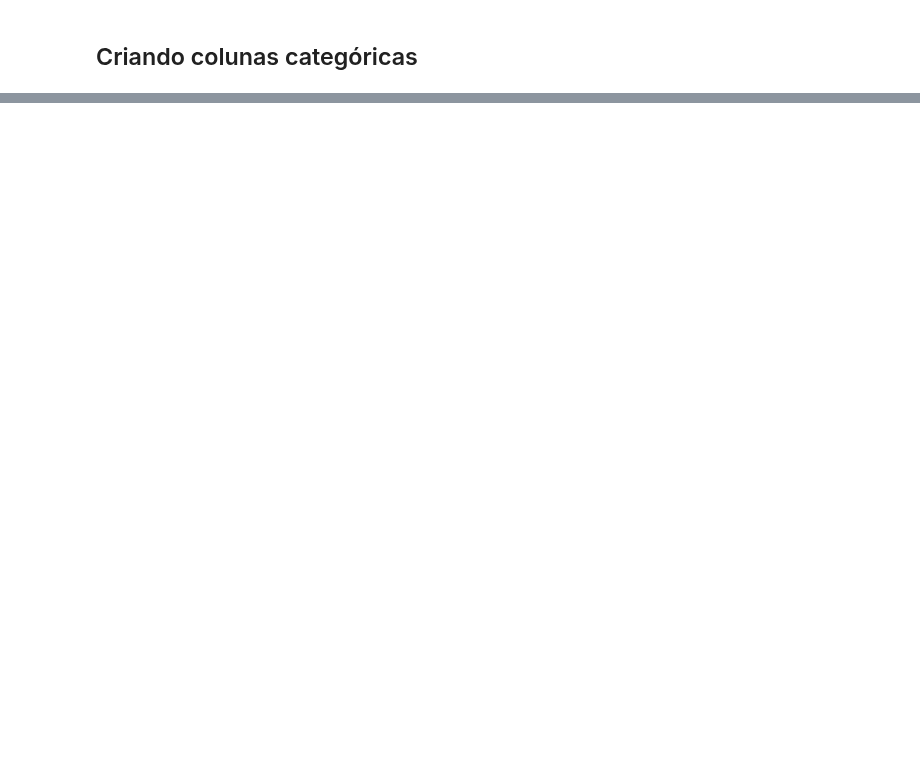
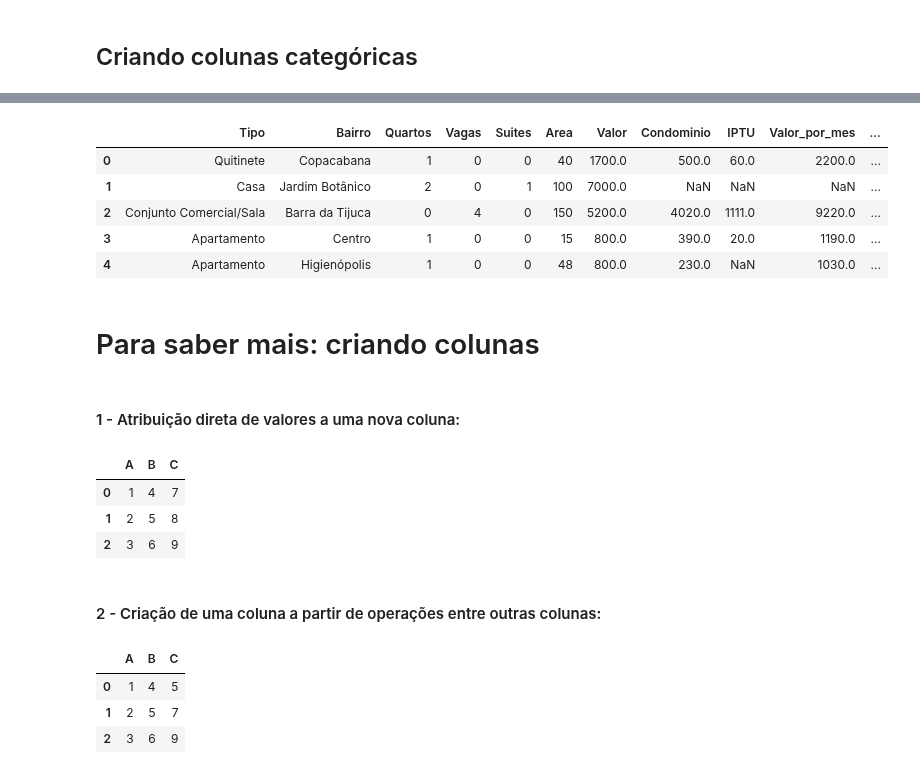
Before and after one commit to orlandojsjunior/Python_para_Data_Science-pandas_conhecendo_a_biblioteca, a Jupyter notebook: pandas_conhecendo_a_biclioteca.ipynb, the cells around one changed output, grey strips where cells are left out. Cells and saved outputs as stored; diff of their text form; code cells hidden in the pictures; blank space fills up the shorter version.

```diff
--- a/pandas_conhecendo_a_biclioteca.ipynb
+++ b/pandas_conhecendo_a_biclioteca.ipynb
@@ -722,0 +798,39 @@ pd.read_csv('Base de dados/Filtro_2.csv', sep= ';')
+# %%
+dados.to_csv('Base de dados/dados_completos_dev.csv', index=False, sep=';')
+
+dados.head()
+# %% [output]
+|  | Tipo | Bairro | Quartos | Vagas | Suites | Area | Valor | Condominio | IPTU | Valor_por_mes | ... |
+| 0 | Quitinete | Copacabana | 1 | 0 | 0 | 40 | 1700.0 | 500.0 | 60.0 | 2200.0 | ... |
+| 1 | Casa | Jardim Botânico | 2 | 0 | 1 | 100 | 7000.0 | NaN | NaN | NaN | ... |
+| 2 | Conjunto Comercial/Sala | Barra da Tijuca | 0 | 4 | 0 | 150 | 5200.0 | 4020.0 | 1111.0 | 9220.0 | ... |
+| 3 | Apartamento | Centro | 1 | 0 | 0 | 15 | 800.0 | 390.0 | 20.0 | 1190.0 | ... |
+| 4 | Apartamento | Higienópolis | 1 | 0 | 0 | 48 | 800.0 | 230.0 | NaN | 1030.0 | ... |
+# %% [markdown]
+# Para saber mais: criando colunas
+# %% [markdown]
+#### 1 - Atribuição direta de valores a uma nova coluna:
+# %%
+import pandas as pd
+
+df = pd.DataFrame({'A': [1, 2, 3], 'B': [4, 5, 6]})
+df['C'] = [7, 8, 9]
+df
+# %% [output]
+|  | A | B | C |
+| 0 | 1 | 4 | 7 |
+| 1 | 2 | 5 | 8 |
+| 2 | 3 | 6 | 9 |
+# %% [markdown]
+#### 2 - Criação de uma coluna a partir de operações entre outras colunas:
+# %%
+import pandas as pd
+
+df = pd.DataFrame({'A': [1, 2, 3], 'B': [4, 5, 6]})
+df['C'] = df['A'] + df['B']
+df
+# %% [output]
+|  | A | B | C |
+| 0 | 1 | 4 | 5 |
+| 1 | 2 | 5 | 7 |
+| 2 | 3 | 6 | 9 |
```
Also changed, not shown: parts of 12 cells of this notebook, 3 other files.
